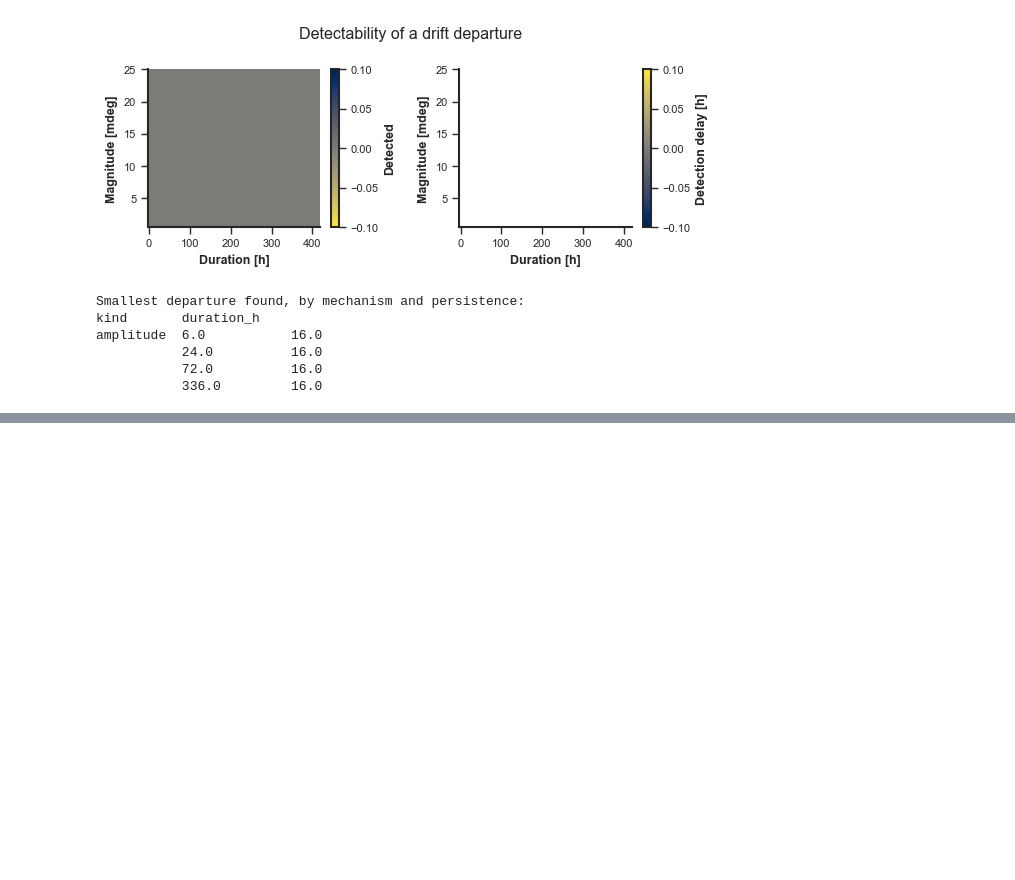
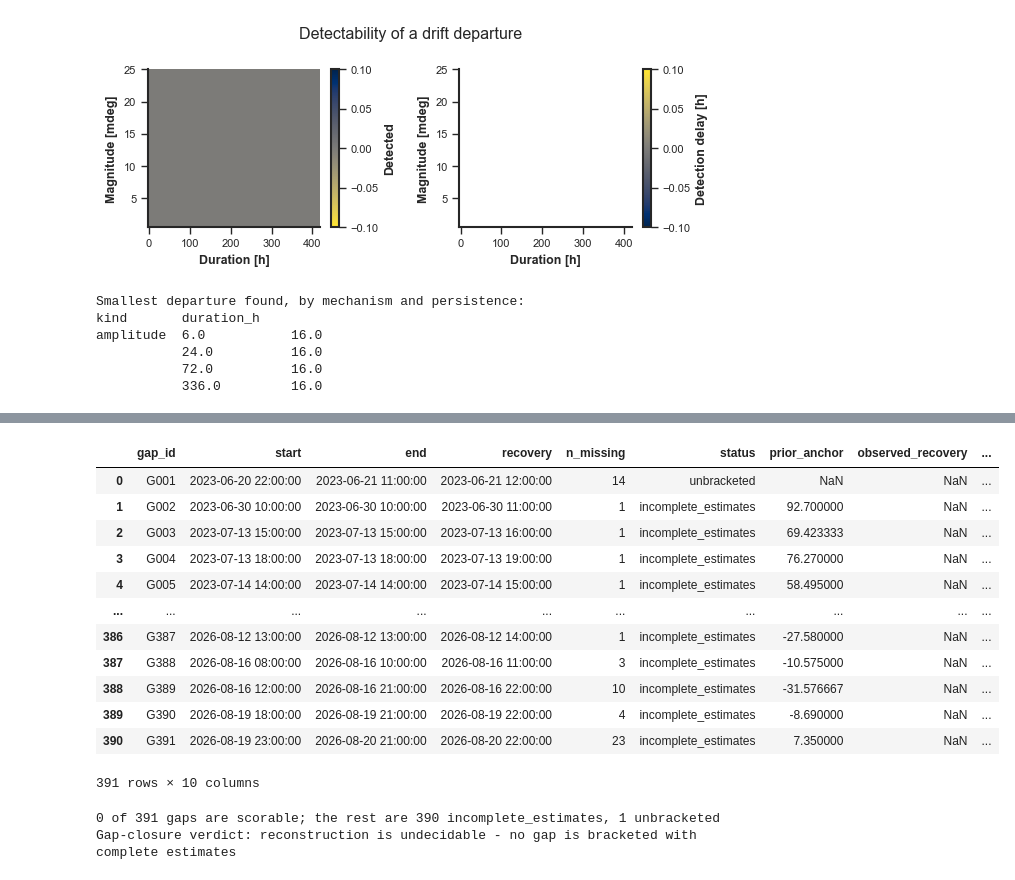
Before and after one commit to eugeniomoreira-iaud/neuralprophet-shm, a Jupyter notebook: studies/04_neuralprophet_inclination_prediction/neuralprophet_inclination_prediction_study.ipynb, the cells around one changed output, grey strips where cells are left out. Saved outputs shown, nothing was run; the diff lists cells and outputs as text; code cells hidden in the pictures; blank space fills up the shorter version.

```diff
--- a/studies/04_neuralprophet_inclination_prediction/neuralprophet_inclination_prediction_study.ipynb
+++ b/studies/04_neuralprophet_inclination_prediction/neuralprophet_inclination_prediction_study.ipynb
@@ -1316,0 +1630,53 @@ amplitude  6.0           16.0
+# %%
+prior_only = predictions_b[
+    (predictions_b['model'] == 'AR + tair')
+    & (predictions_b['horizon_h'] == 1)]
+
+closure = prediction.gap_closure_summary(
+    hourly[TARGET_COLUMN], prior_only.set_index('ds')['yhat'],
+    era=None, freq=MODEL_FREQ_B)
+display(closure)
+closure.to_csv(OUTPUT_DIR / 'NP_14_gap_closure.csv', index=False)
+
+# 'available' is the status gap_closure_summary gives a gap that is bracketed by
+# accepted observations on both sides and has an estimate for every missing
+# slot - the only kind whose closure can be scored at all. The rest carry
+# 'unbracketed', 'cross_era' or 'incomplete_estimates' and are reported with
+# their status rather than counted.
+scorable = closure[closure['status'] == 'available']
+unscorable = closure.loc[closure['status'] != 'available',
+                         'status'].value_counts()
+if len(unscorable):
+    print(f'{len(scorable)} of {len(closure)} gaps are scorable; the rest are '
+          + ', '.join(f'{count} {name}'
+                      for name, count in unscorable.items()))
+else:
+    print(f'all {len(closure)} gaps are scorable')
+
+if scorable.empty:
+    verdict = 'undecidable - no gap is bracketed with complete estimates'
+else:
+    median_error = float(scorable['closure_error'].abs().median())
+    verdict = ('safe to accumulate'
+               if median_error < GAP_CLOSURE_TOLERANCE_MDEG
+               else 'NOT safe to accumulate')
+    print(f'Median absolute closure error {median_error:.2f} mdeg over '
+          f'{len(scorable)} bracketed gaps, against a tolerance of '
+          f'{GAP_CLOSURE_TOLERANCE_MDEG:.2f} mdeg')
+print(f'Gap-closure verdict: reconstruction is {verdict}')
+# %% [output]
+|  | gap_id | start | end | recovery | n_missing | status | prior_anchor | observed_recovery | ... |
+| 0 | G001 | 2023-06-20 22:00:00 | 2023-06-21 11:00:00 | 2023-06-21 12:00:00 | 14 | unbracketed | NaN | NaN | ... |
+| 1 | G002 | 2023-06-30 10:00:00 | 2023-06-30 10:00:00 | 2023-06-30 11:00:00 | 1 | incomplete_estimates | 92.700000 | NaN | ... |
+| 2 | G003 | 2023-07-13 15:00:00 | 2023-07-13 15:00:00 | 2023-07-13 16:00:00 | 1 | incomplete_estimates | 69.423333 | NaN | ... |
+| 3 | G004 | 2023-07-13 18:00:00 | 2023-07-13 18:00:00 | 2023-07-13 19:00:00 | 1 | incomplete_estimates | 76.270000 | NaN | ... |
+| 4 | G005 | 2023-07-14 14:00:00 | 2023-07-14 14:00:00 | 2023-07-14 15:00:00 | 1 | incomplete_estimates | 58.495000 | NaN | ... |
+| ... | ... | ... | ... | ... | ... | ... | ... | ... | ... |
+| 386 | G387 | 2026-08-12 13:00:00 | 2026-08-12 13:00:00 | 2026-08-12 14:00:00 | 1 | incomplete_estimates | -27.580000 | NaN | ... |
+| 387 | G388 | 2026-08-16 08:00:00 | 2026-08-16 10:00:00 | 2026-08-16 11:00:00 | 3 | incomplete_estimates | -10.575000 | NaN | ... |
+| 388 | G389 | 2026-08-16 12:00:00 | 2026-08-16 21:00:00 | 2026-08-16 22:00:00 | 10 | incomplete_estimates | -31.576667 | NaN | ... |
+| 389 | G390 | 2026-08-19 18:00:00 | 2026-08-19 21:00:00 | 2026-08-19 22:00:00 | 4 | incomplete_estimates | -8.690000 | NaN | ... |
+| 390 | G391 | 2026-08-19 23:00:00 | 2026-08-20 21:00:00 | 2026-08-20 22:00:00 | 23 | incomplete_estimates | 7.350000 | NaN | ... |
+391 rows × 10 columns
+0 of 391 gaps are scorable; the rest are 390 incomplete_estimates, 1 unbracketed
+Gap-closure verdict: reconstruction is undecidable - no gap is bracketed with complete estimates
```
Also changed, not shown: parts of 11 cells of this notebook, 1 other file.
